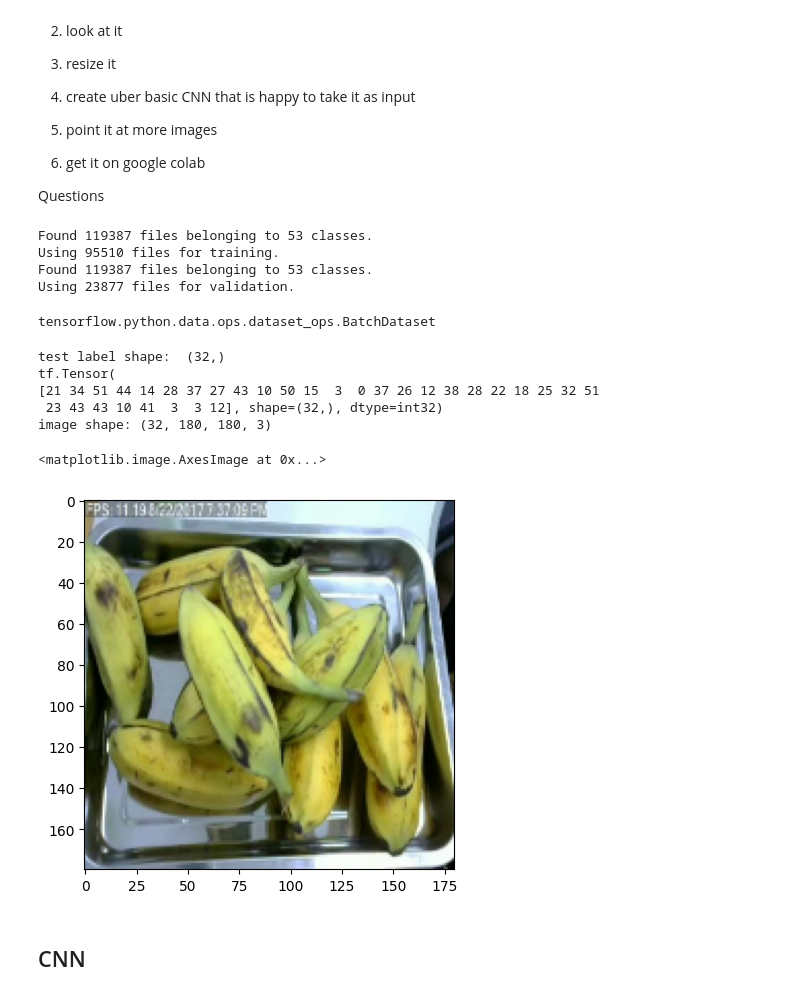
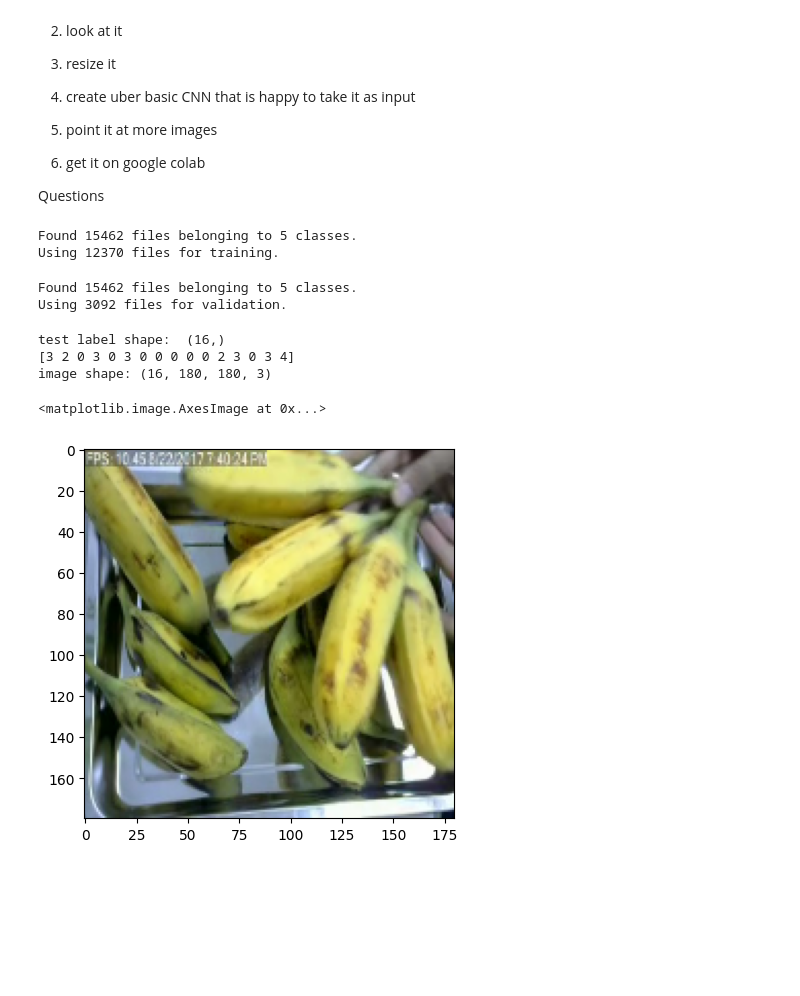
Before and after one commit to canndyy/your_kitchen_ai, a Jupyter notebook: notebooks/la_cnn_first.ipynb, the cells around one changed output. Drawn from its saved outputs; the diff is of its cells as text; code cells hidden in the pictures; blank space fills up the shorter version.

Commit message:
first cnn draft model runs on mini set of data

```diff
--- a/notebooks/la_cnn_first.ipynb
+++ b/notebooks/la_cnn_first.ipynb
@@ -33,66 +35,61 @@ Plan:
 6) get it on google colab
 
 Questions
+# %%
+path_to_dataset = os.path.join("..", "data", "raw_data","kaggle_ingredients", "test_miniset")
+
+path_to_mini_dataset= os.path.join("..", "data", "raw_data", "test_miniset")
+
+batch_size = 16 #None #16 #32
+img_height = 180
+img_width = 180
+
+X_train_ds = image_dataset_from_directory(
+  path_to_mini_dataset,
+  validation_split=0.2,
+  label_mode="int",
+  subset="training",
+  color_mode="rgb",
+  seed=123,
+  image_size=(img_height, img_width),
+  batch_size=batch_size)
+# %% [output]
+Found 15462 files belonging to 5 classes.
+Using 12370 files for training.
 # %%
-path_to_dataset = os.path.join("..", "data", "raw_data","kaggle_ingredients")
-
-test_folder = "apple"
-
-batch_size = 32
-img_height = 180
-img_width = 180
-
-train_ds = image_dataset_from_directory(
-  path_to_dataset,
+X_val_ds = image_dataset_from_directory(
+  path_to_mini_dataset,
   validation_split=0.2,
-  subset="training",
-  seed=123,
-  image_size=(img_height, img_width),
-  batch_size=batch_size)
-
-
-val_ds = image_dataset_from_directory(
-  path_to_dataset,
-  validation_split=0.2,
+  label_mode="int",
   subset="validation",
+  color_mode="rgb",
   seed=123,
   image_size=(img_height, img_width),
   batch_size=batch_size)
 
 #images = image_dataset_from_directory(path_to_dataset, )
 # %% [output]
-Found 119387 files belonging to 53 classes.
-Using 95510 files for training.
-Found 119387 files belonging to 53 classes.
-Using 23877 files for validation.
+Found 15462 files belonging to 5 classes.
+Using 3092 files for validation.
-# %%
-train_ds.class_names
-type(train_ds)#.__dict__
-# %% [output]
-tensorflow.python.data.ops.dataset_ops.BatchDataset
 # %%
 count = 0
 test_image, test_label = None, None
 
-for image, label in train_ds.take(1):
+for image, label in X_train_ds.take(1):
     if count == 0 :
-        test_image = image
-        test_label = label
+        test_image = image.numpy()
+        test_label = label.numpy()
     count+=1
     if count > 0: break
 print("test label shape: ", test_label.shape)
 print(test_label)
 print("image shape:" ,test_image.shape)
 # %% [output]
-test label shape:  (32,)
-tf.Tensor(
-[21 34 51 44 14 28 37 27 43 10 50 15  3  0 37 26 12 38 28 22 18 25 32 51
- 23 43 43 10 41  3  3 12], shape=(32,), dtype=int32)
-image shape: (32, 180, 180, 3)
+test label shape:  (16,)
+[3 2 0 3 0 3 0 0 0 0 0 2 3 0 3 4]
+image shape: (16, 180, 180, 3)
 # %%
-plt.imshow(test_image[12]/255)
+plt.imshow(test_image[0]/255)
 # %% [output]
 <matplotlib.image.AxesImage at 0x...>
-[figure, old version]
+[figure, new version]
-# %% [markdown]
-## CNN
```
Also changed, not shown: parts of 13 cells of this notebook.
